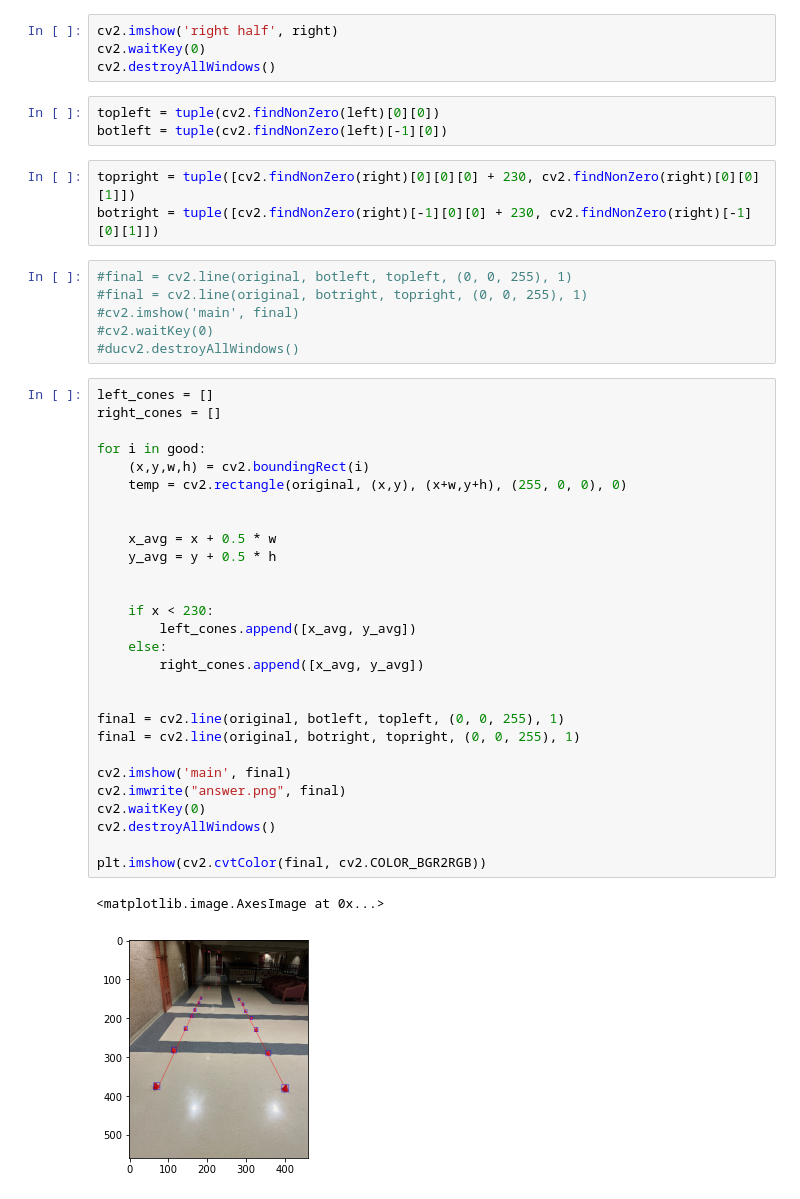
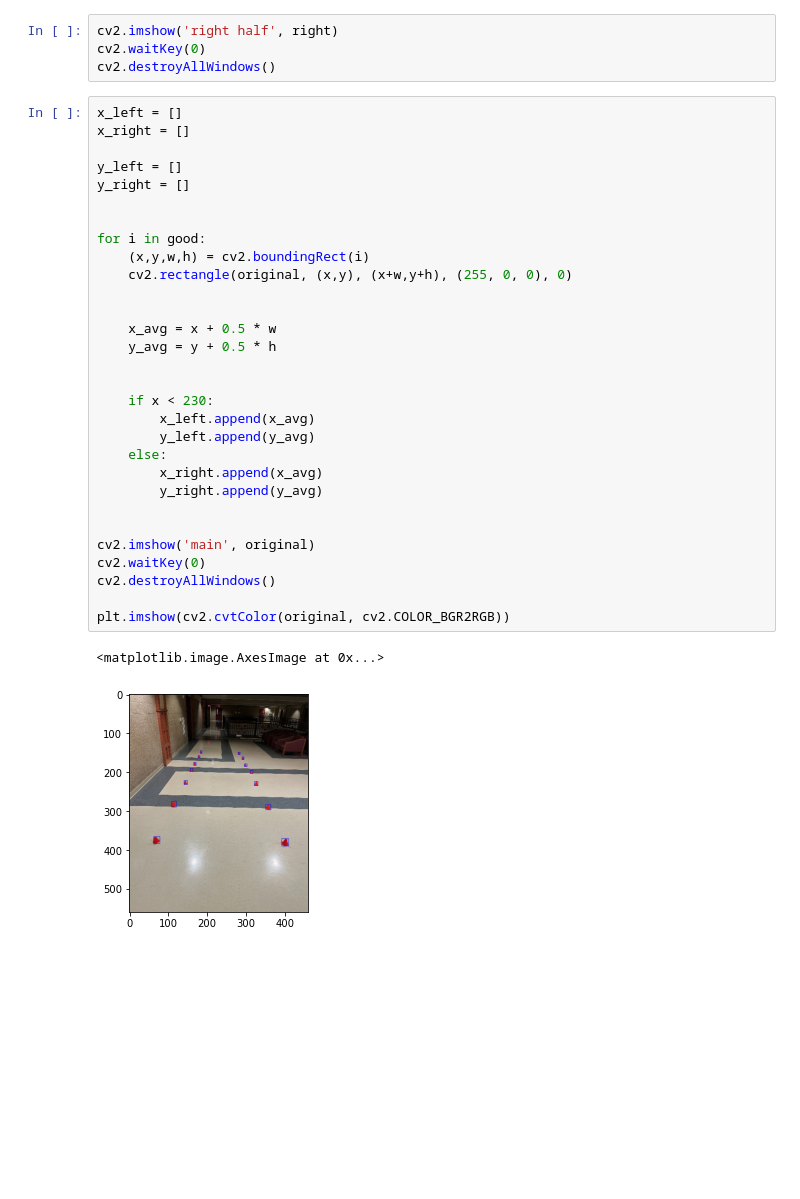
Before and after one commit to Yasaswi124/WiscAutoCode, a Jupyter notebook: redpath_regression.ipynb, the cells around one changed output. Saved outputs shown, nothing was run; the diff lists cells and outputs as text; blank space fills up the shorter version.

Commit message:
completed regression for lines

```diff
--- a/redpath_regression.ipynb
+++ b/redpath_regression.ipynb
@@ -89,47 +89,37 @@ cv2.destroyAllWindows()
 cv2.imshow('right half', right)
 cv2.waitKey(0)
 cv2.destroyAllWindows()
-# %%
-topleft = tuple(cv2.findNonZero(left)[0][0])
-botleft = tuple(cv2.findNonZero(left)[-1][0])
-# %%
-topright = tuple([cv2.findNonZero(right)[0][0][0] + 230, cv2.findNonZero(right)[0][0][1]])
-botright = tuple([cv2.findNonZero(right)[-1][0][0] + 230, cv2.findNonZero(right)[-1][0][1]])
-# %%
-#final = cv2.line(original, botleft, topleft, (0, 0, 255), 1)
-#final = cv2.line(original, botright, topright, (0, 0, 255), 1)
-#cv2.imshow('main', final)
-#cv2.waitKey(0)
-#ducv2.destroyAllWindows()
 # %%
-left_cones = []
-right_cones = []
+x_left = []
+x_right = []
+
+y_left = []
+y_right = []
+
 
 for i in good:
     (x,y,w,h) = cv2.boundingRect(i)
-    temp = cv2.rectangle(original, (x,y), (x+w,y+h), (255, 0, 0), 0)
+    cv2.rectangle(original, (x,y), (x+w,y+h), (255, 0, 0), 0)
 
 
     x_avg = x + 0.5 * w
     y_avg = y + 0.5 * h
 
 
     if x < 230:
-        left_cones.append([x_avg, y_avg])
+        x_left.append(x_avg)
+        y_left.append(y_avg)
     else:
-        right_cones.append([x_avg, y_avg])
+        x_right.append(x_avg)
+        y_right.append(y_avg)
 
 
-final = cv2.line(original, botleft, topleft, (0, 0, 255), 1)
-final = cv2.line(original, botright, topright, (0, 0, 255), 1)
-
-cv2.imshow('main', final)
-cv2.imwrite("answer.png", final)
+cv2.imshow('main', original)
 cv2.waitKey(0)
 cv2.destroyAllWindows()
 
-plt.imshow(cv2.cvtColor(final, cv2.COLOR_BGR2RGB))
+plt.imshow(cv2.cvtColor(original, cv2.COLOR_BGR2RGB))
 # %% [output]
 <matplotlib.image.AxesImage at 0x...>
-[figure, old version]
+[figure, new version]
 # %%
```
Also changed, not shown: parts of 5 cells of this notebook.
